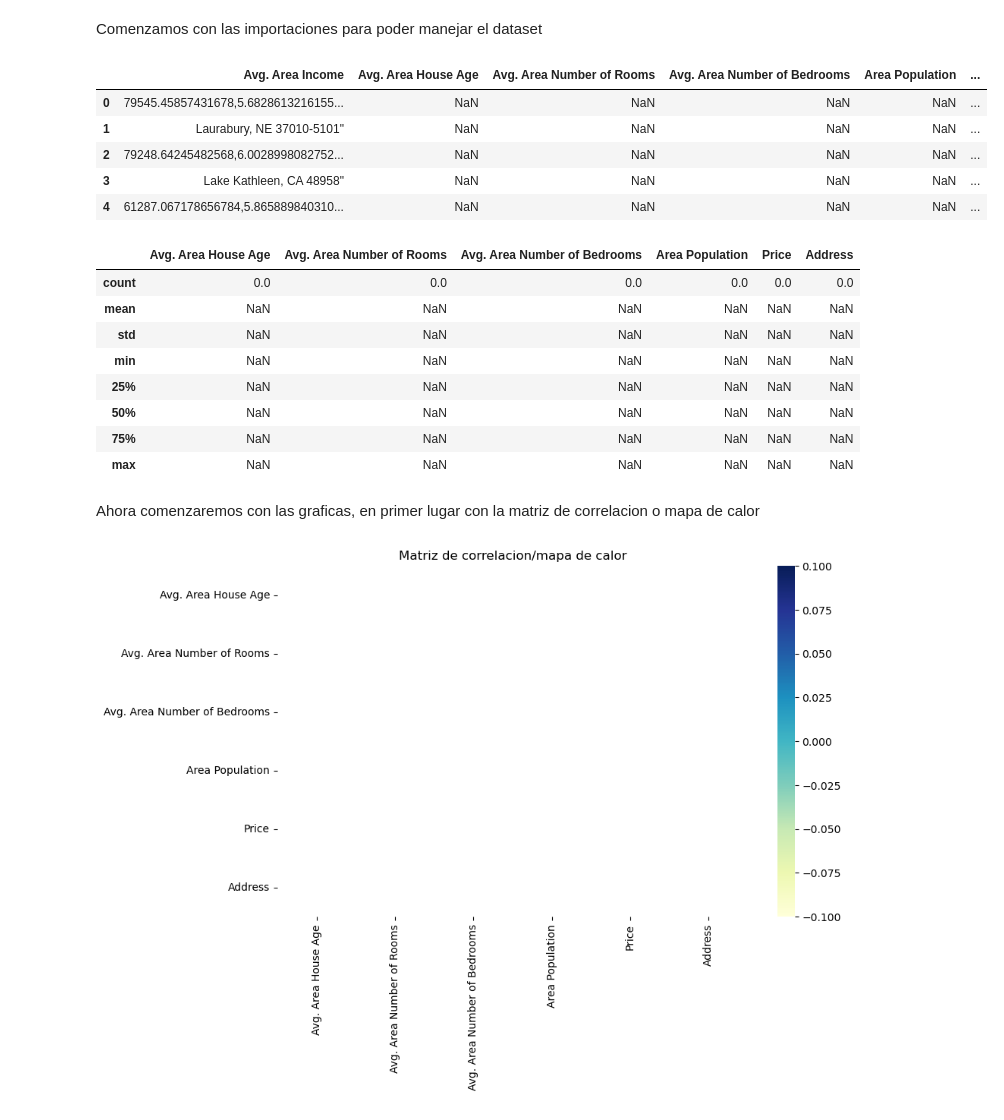
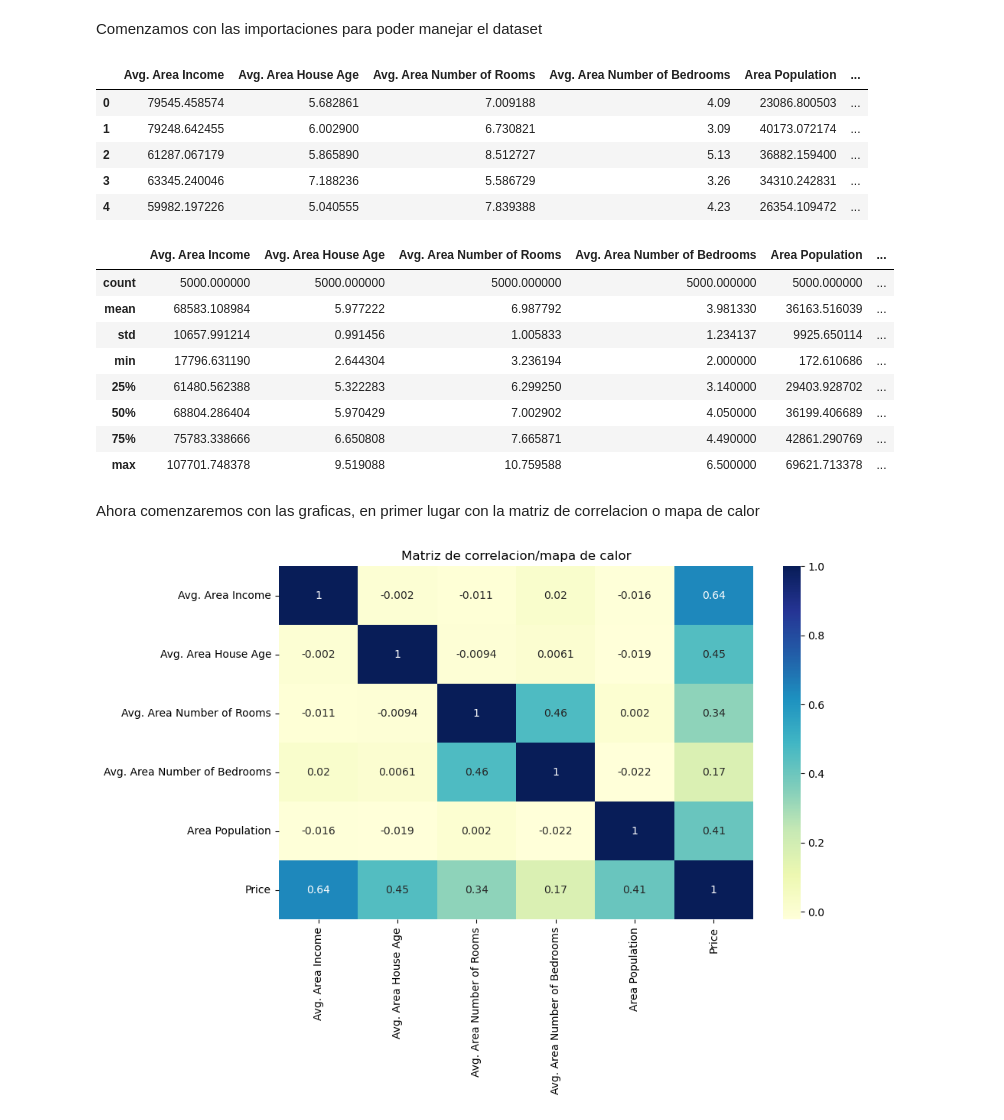
Before and after one commit to seerraa16/USA, a Jupyter notebook: Codigo.ipynb, the cells around one changed output. Saved outputs shown, nothing was run; the diff lists cells and outputs as text; code cells hidden in the pictures.

```diff
--- a/Codigo.ipynb
+++ b/Codigo.ipynb
@@ -6,28 +6,28 @@ import numpy as np
 import matplotlib.pyplot as plt
 import seaborn as sns
 # %%
-df_datos = pd.read_csv('dataset_USA.csv')
+df_datos = pd.read_csv('USA_Housing.csv', sep=',')
 df_datos.head()
 # %% [output]
 |  | Avg. Area Income | Avg. Area House Age | Avg. Area Number of Rooms | Avg. Area Number of Bedrooms | Area Population | ... |
-| 0 | 79545.45857431678,5.6828613216155... | NaN | NaN | NaN | NaN | ... |
-| 1 | Laurabury, NE 37010-5101" | NaN | NaN | NaN | NaN | ... |
-| 2 | 79248.64245482568,6.0028998082752... | NaN | NaN | NaN | NaN | ... |
-| 3 | Lake Kathleen, CA 48958" | NaN | NaN | NaN | NaN | ... |
-| 4 | 61287.067178656784,5.865889840310... | NaN | NaN | NaN | NaN | ... |
+| 0 | 79545.458574 | 5.682861 | 7.009188 | 4.09 | 23086.800503 | ... |
+| 1 | 79248.642455 | 6.002900 | 6.730821 | 3.09 | 40173.072174 | ... |
+| 2 | 61287.067179 | 5.865890 | 8.512727 | 5.13 | 36882.159400 | ... |
+| 3 | 63345.240046 | 7.188236 | 5.586729 | 3.26 | 34310.242831 | ... |
+| 4 | 59982.197226 | 5.040555 | 7.839388 | 4.23 | 26354.109472 | ... |
 # %%
 #Vemos tipos de datos
 df_datos.describe()
 # %% [output]
-|  | Avg. Area House Age | Avg. Area Number of Rooms | Avg. Area Number of Bedrooms | Area Population | Price | Address |
-| count | 0.0 | 0.0 | 0.0 | 0.0 | 0.0 | 0.0 |
-| mean | NaN | NaN | NaN | NaN | NaN | NaN |
-| std | NaN | NaN | NaN | NaN | NaN | NaN |
-| min | NaN | NaN | NaN | NaN | NaN | NaN |
-| 25% | NaN | NaN | NaN | NaN | NaN | NaN |
-| 50% | NaN | NaN | NaN | NaN | NaN | NaN |
-| 75% | NaN | NaN | NaN | NaN | NaN | NaN |
-| max | NaN | NaN | NaN | NaN | NaN | NaN |
+|  | Avg. Area Income | Avg. Area House Age | Avg. Area Number of Rooms | Avg. Area Number of Bedrooms | Area Population | ... |
+| count | 5000.000000 | 5000.000000 | 5000.000000 | 5000.000000 | 5000.000000 | ... |
+| mean | 68583.108984 | 5.977222 | 6.987792 | 3.981330 | 36163.516039 | ... |
+| std | 10657.991214 | 0.991456 | 1.005833 | 1.234137 | 9925.650114 | ... |
+| min | 17796.631190 | 2.644304 | 3.236194 | 2.000000 | 172.610686 | ... |
+| 25% | 61480.562388 | 5.322283 | 6.299250 | 3.140000 | 29403.928702 | ... |
+| 50% | 68804.286404 | 5.970429 | 7.002902 | 4.050000 | 36199.406689 | ... |
+| 75% | 75783.338666 | 6.650808 | 7.665871 | 4.490000 | 42861.290769 | ... |
+| max | 107701.748378 | 9.519088 | 10.759588 | 6.500000 | 69621.713378 | ... |
 # %% [markdown]
 Ahora comenzaremos con las graficas, en primer lugar con la matriz de correlacion o mapa de calor
 # %%
@@ -36,7 +36,7 @@ sns.heatmap(df_datos.corr(), annot=True, cmap="YlGnBu")
 plt.title("Matriz de correlacion/mapa de calor")
 plt.show()
 # %% [output]
-[figure, old version]
+[figure, new version]
 # %%
 sns.pairplot(df_datos)
 plt.show()
```
Also changed, not shown: parts of 2 cells of this notebook, 1 other file.
